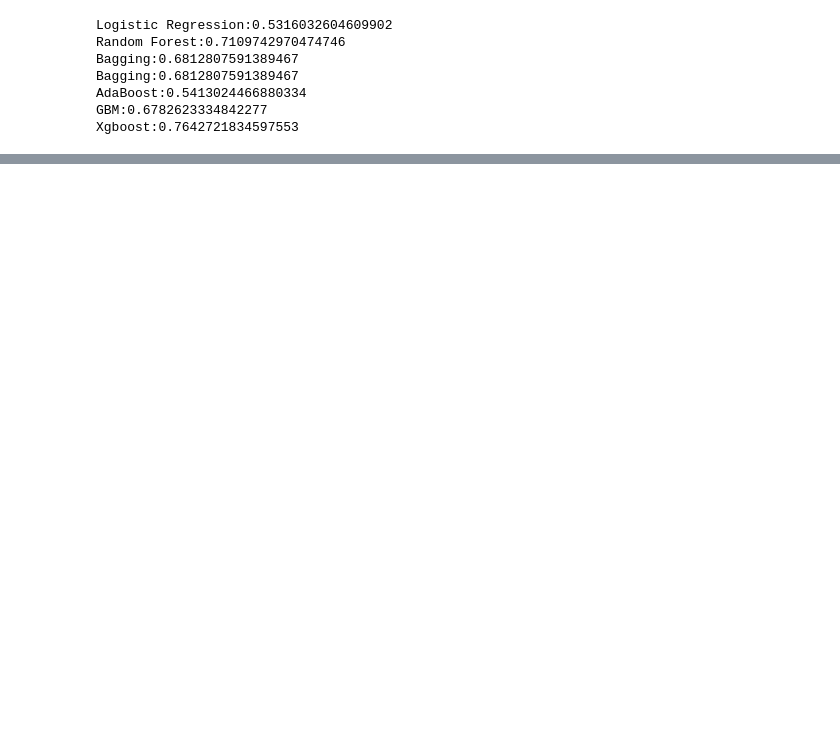
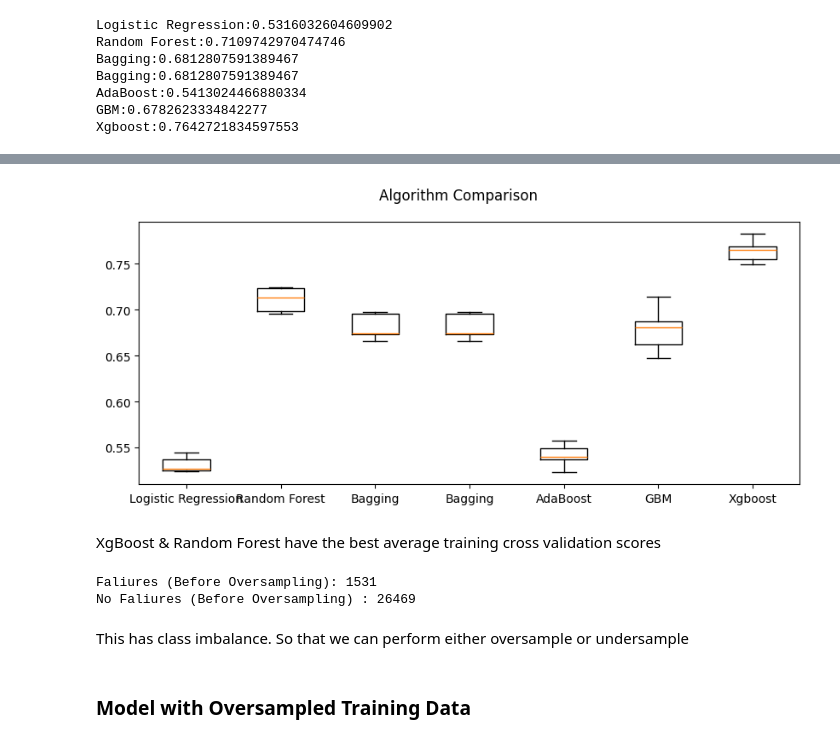
Before and after one commit to DimuthIndeewara/Predictive-Maintenance---Wind-Turbine-, a Jupyter notebook: Code V1.ipynb, the cells around one changed output, grey strips where cells are left out. Drawn from its saved outputs; the diff is of its cells as text; code cells hidden in the pictures; blank space fills up the shorter version.

```diff
--- a/Code V1.ipynb
+++ b/Code V1.ipynb
@@ -317,0 +354,23 @@ Xgboost:0.7642721834597553
+# %%
+fig = plt.figure(figsize=(10,4))
+
+fig.suptitle("Algorithm Comparison")
+ax = fig.add_subplot()
+
+plt.boxplot(results)
+ax.set_xticklabels(names)
+plt.show()
+# %% [output]
+[figure, added]
+# %% [markdown]
+XgBoost & Random Forest have the best average training cross validation scores
+# %%
+print("Faliures (Before Oversampling): {}".format(sum(y_train == 1))) #faliure
+print("No Faliures (Before Oversampling) : {}".format(sum(y_train == 0))) #not_fail
+# %% [output]
+Faliures (Before Oversampling): 1531
+No Faliures (Before Oversampling) : 26469
+# %% [markdown]
+This has class imbalance. So that we can perform either oversample or undersample
+# %% [markdown]
+### Model with Oversampled Training Data
```
Also changed, not shown: parts of 11 cells of this notebook.
